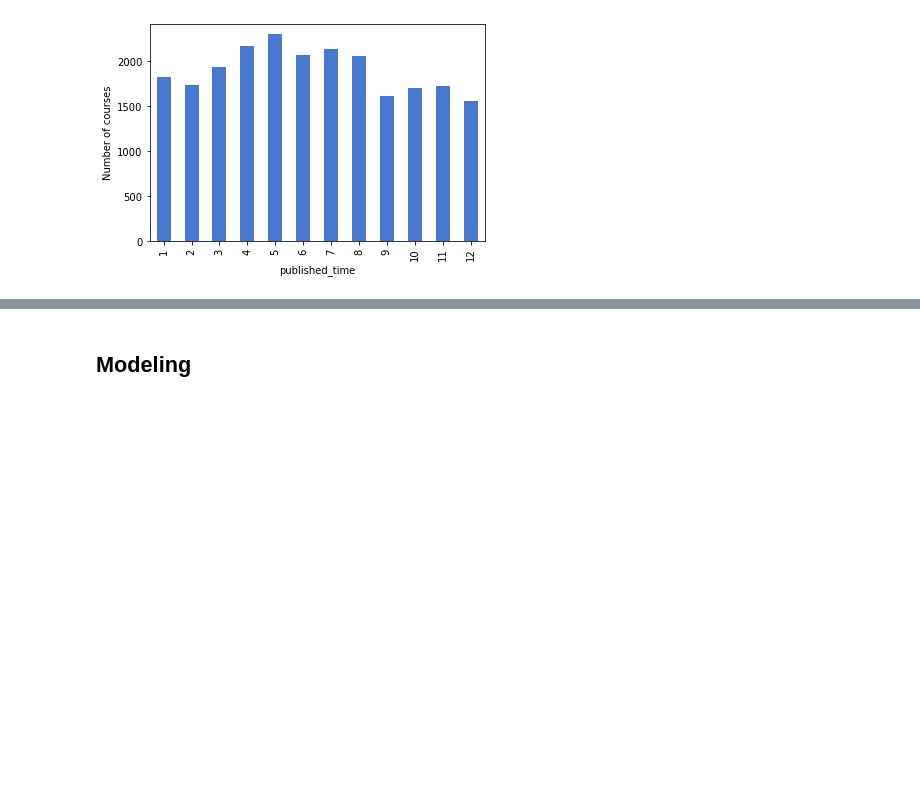
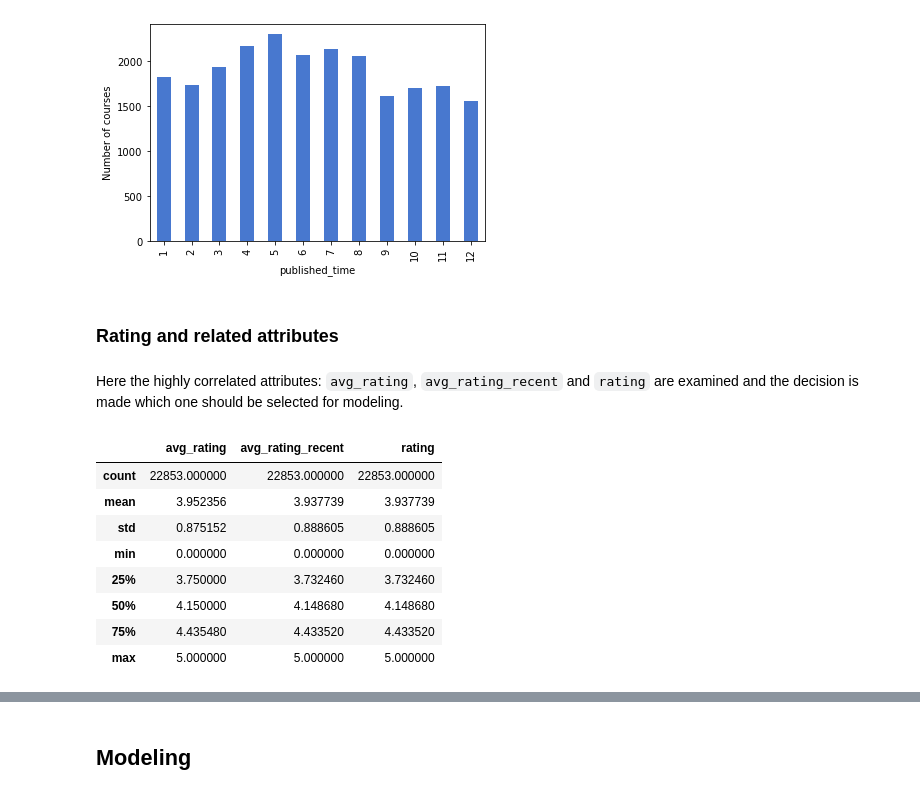
Before and after one commit to r-gg/bi-assignments, a Jupyter notebook: Assignment3/BI_Assignment3.ipynb, the cells around one changed output, grey strips where cells are left out. Saved outputs shown, nothing was run; the diff lists cells and outputs as text; code cells hidden in the pictures; blank space fills up the shorter version.

```diff
--- a/Assignment3/BI_Assignment3.ipynb
+++ b/Assignment3/BI_Assignment3.ipynb
@@ -613,3 +594,20 @@ plt.ylabel('Number of courses')
 # %% [output]
 Text(0, 0.5, 'Number of courses')
 [figure]
+# %% [markdown]
+### Rating and related attributes
+# %% [markdown]
+Here the highly correlated attributes: `avg_rating`, `avg_rating_recent` and `rating` are examined and the decision is made which one should be selected for modeling.
+# %%
+df[['avg_rating', 'avg_rating_recent', 'rating'
+   ]].describe()
+# %% [output]
+|  | avg_rating | avg_rating_recent | rating |
+| count | 22853.000000 | 22853.000000 | 22853.000000 |
+| mean | 3.952356 | 3.937739 | 3.937739 |
+| std | 0.875152 | 0.888605 | 0.888605 |
+| min | 0.000000 | 0.000000 | 0.000000 |
+| 25% | 3.750000 | 3.732460 | 3.732460 |
+| 50% | 4.150000 | 4.148680 | 4.148680 |
+| 75% | 4.435480 | 4.433520 | 4.433520 |
+| max | 5.000000 | 5.000000 | 5.000000 |
```
Also changed, not shown: parts of 65 cells of this notebook.
